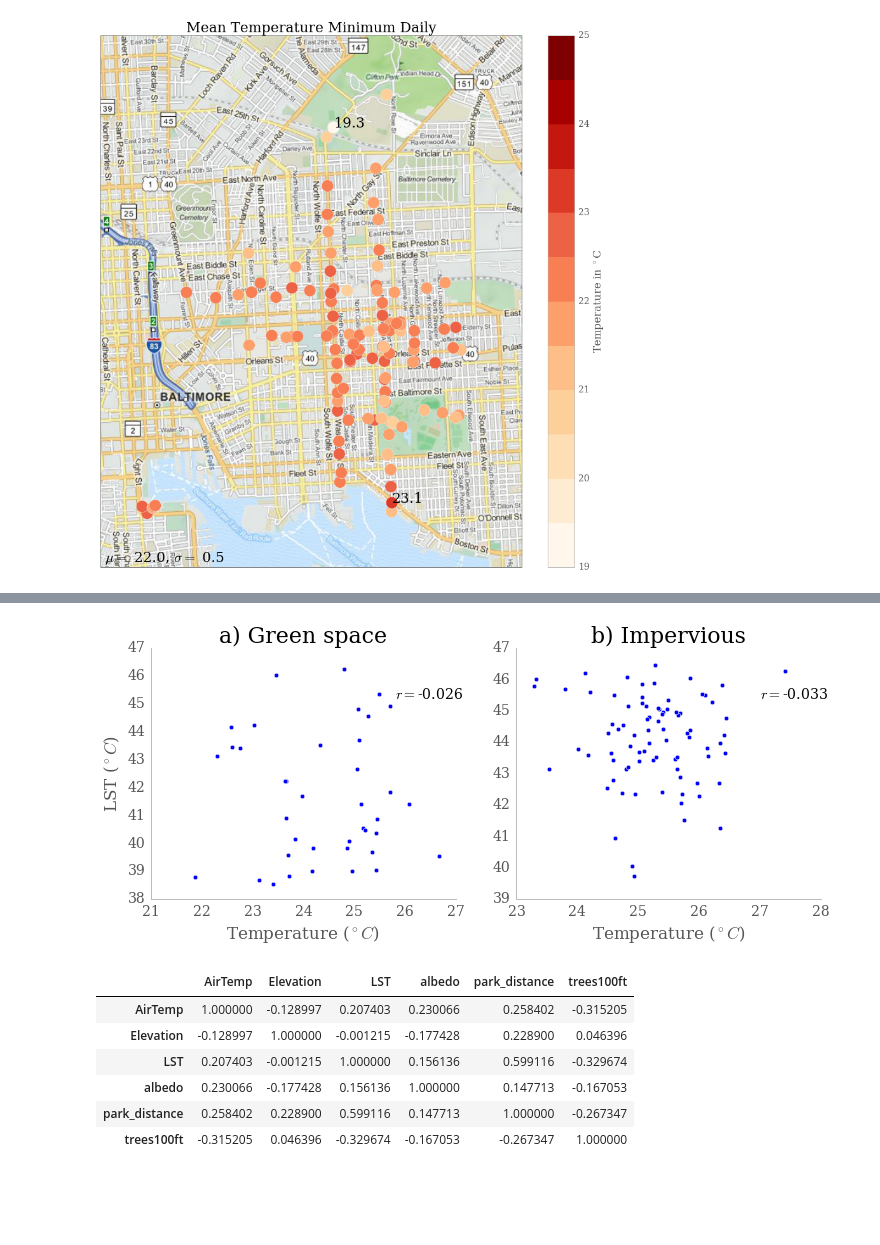
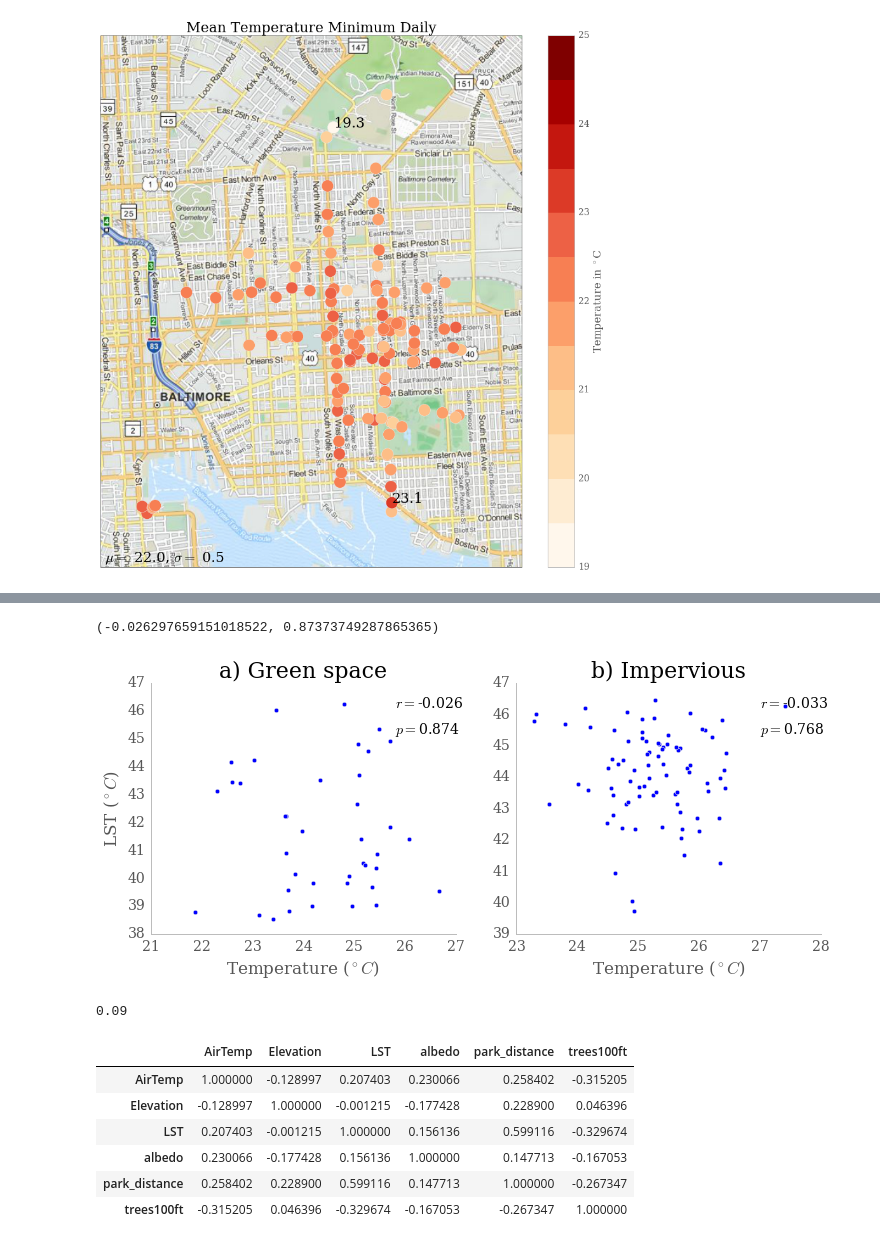
Before and after one commit to gottscott/IntraUrbanTemperatureVariabilityBaltimore, a Jupyter notebook: analysetemperature.ipynb, the cells around one changed output, grey strips where cells are left out. Drawn from its saved outputs; the diff is of its cells as text; code cells hidden in the pictures; blank space fills up the shorter version.

```diff
--- a/analysetemperature.ipynb
+++ b/analysetemperature.ipynb
@@ -563,36 +703,49 @@ plt.savefig('plots/geographiccorrelations.pdf', dpi = 300)
+# %%
+scipy.stats.pearsonr(parkdf['AirTemp'], parkdf[variable])
+# %% [output]
+(-0.026297659151018522, 0.87373749287865365)
 # %%
 variable = 'LST'
 plt.figure(figsize=[12,4.5])
 m = 2# number of rows
-r = np.corrcoef(parkdf['AirTemp'], parkdf[variable])[0,1]
+r,p = scipy.stats.pearsonr(parkdf['AirTemp'], parkdf[variable])
 plt.subplot(1,2,1)
 plt.scatter(parkdf['AirTemp'], parkdf[variable])
 #plt.legend(['$r=$%.2f'%r])
-plt.annotate('$r=$%.3f'%r, xy=(.8, .8), xycoords ='axes fraction')
+plt.annotate('$r=$%.3f'%r, xy=(.8, .9), xycoords ='axes fraction')
+plt.annotate('$p=$%.3f'%p, xy=(.8, .8), xycoords ='axes fraction')
+
 plt.ylabel(variable + ' (' + units[variable]+ ')')
 prettify_plot()
 
 plt.subplot(1,2,2)
-r = np.corrcoef(nonparkdf['AirTemp'], nonparkdf[variable])[0,1]
+r,p = scipy.stats.pearsonr(nonparkdf['AirTemp'], nonparkdf[variable])
+
 plt.scatter(nonparkdf['AirTemp'], nonparkdf[variable])
 #plt.legend(['$r=$%.2f'%r])
-plt.annotate('$r=$%.3f'%r,xy=(.8, .8), xycoords ='axes fraction')
+plt.annotate('$r=$%.3f'%r,xy=(.8, .9), xycoords ='axes fraction')
+plt.annotate('$p=$%.3f'%p, xy=(.8, .8), xycoords ='axes fraction')
+
 
 prettify_plot()
 
 plt.subplot(1,2,1)
 plt.xlabel('Temperature ($^\circ C$)')
 plt.subplot(1,2,2)
 plt.xlabel('Temperature ($^\circ C$)')
 
 plt.subplot(1,2,1)
 plt.title('a) Green space')
 
 plt.subplot(1,2,2)
 plt.title('b) Impervious')
 plt.savefig('plots/lstvstair.pdf', dpi = 300)
 # %% [output]
-[figure, old version]
+[figure, new version]
+# %%
+.3**2
+# %% [output]
+0.09
 # %%
 df = pd.DataFrame({"AirTemp": mean_temp, "Elevation": elevation,
                    "LST": LST, "park_distance": distance_to_park,
```
Also changed, not shown: parts of 12 cells of this notebook, 1 other file.
